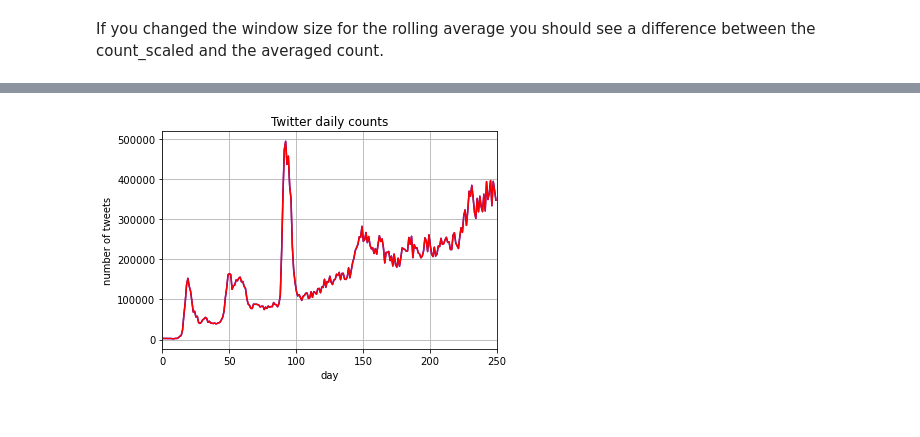
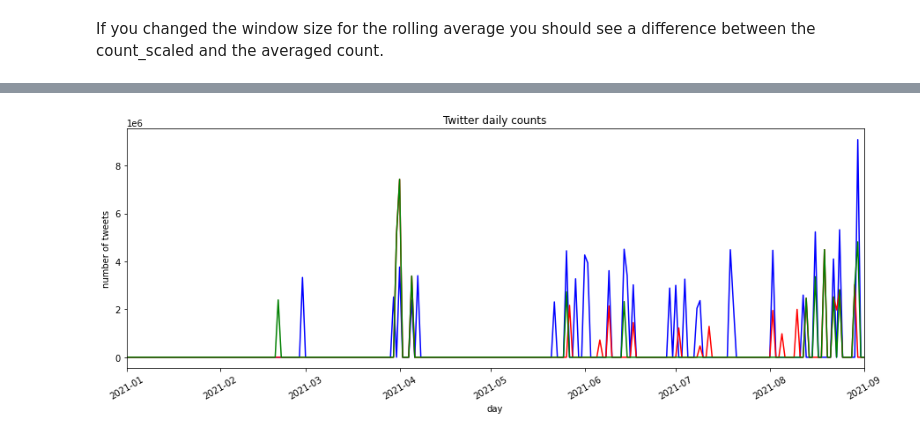
Before and after one commit to DjaziaLadjal/DS_example1, a Jupyter notebook: index.ipynb, the cells around one changed output, grey strips where cells are left out. Cells and saved outputs as stored; diff of their text form; code cells hidden in the pictures.

```diff
--- a/index.ipynb
+++ b/index.ipynb
@@ -102,0 +200,4 @@ If you changed the window size for the rolling average you should see a differen
+# %%
+twitter_counts['worldwide_baseline'] = regression1.predict(twitter_counts[['day_ordinal']])
+twitter_counts['USA_baseline'] = regression2.predict(twitter_counts[['day_ordinal']])
+twitter_counts['UK_baseline'] = regression3.predict(twitter_counts[['day_ordinal']])
@@ -102,0 +231,4 @@ If you changed the window size for the rolling average you should see a differen
+# %%
+twitter_counts['worldwide_residuals']=twitter_counts['worldwide_scaled']-twitter_counts['worldwide_baseline']
+twitter_counts['USA_residuals']=twitter_counts['USA_scaled']-twitter_counts['USA_baseline']
+twitter_counts['UK_residuals']=twitter_counts['UK_scaled']-twitter_counts['UK_baseline']
@@ -102,0 +265,9 @@ If you changed the window size for the rolling average you should see a differen
+# %%
+rms_worldwide=np.sqrt(np.mean(twitter_counts[(twitter_counts['day'] > dt.datetime(2021, 4,9 )) &\
+                     (twitter_counts['day'] <= dt.datetime(2021, 5, 15))]['worldwide_residuals']**2))
+
+rms_USA=np.sqrt(np.mean(twitter_counts[(twitter_counts['day'] > dt.datetime(2021, 4,9 )) &\
+                     (twitter_counts['day'] <= dt.datetime(2021, 5, 15))]['USA_residuals']**2))
+
+rms_UK=np.sqrt(np.mean(twitter_counts[(twitter_counts['day'] > dt.datetime(2021, 4,9 )) &\
+                     (twitter_counts['day'] <= dt.datetime(2021, 5, 15))]['UK_residuals']**2))
@@ -102,0 +301,8 @@ If you changed the window size for the rolling average you should see a differen
+# %%
+twitter_counts['USA_events']=twitter_counts['USA_residuals'].copy()
+twitter_counts['UK_events']=twitter_counts['worldwide_residuals'].copy()
+twitter_counts['worldwide_events']=twitter_counts['worldwide_residuals'].copy()
+
+twitter_counts.loc[twitter_counts['USA_residuals']/rms_USA < 3.,'USA_events']=0.
+twitter_counts.loc[twitter_counts['UK_residuals']/rms_UK < 3.,'UK_events']=0.
+twitter_counts.loc[twitter_counts['worldwide_residuals']/rms_worldwide < 3.,'worldwide_events']=0.
@@ -103,11 +333,16 @@ If you changed the window size for the rolling average you should see a differen
 # %%
-fig, ax = plt.subplots()
-ax.plot(twitter_counts['day'],twitter_counts['count_scaled'],color='blue')
-ax.plot(twitter_counts['day'],twitter_counts['rolling_average'],color='red')
+fig, ax = plt.subplots(1,1,figsize=(15,5))
+
+ax.plot(twitter_counts['day'],twitter_counts['USA_events'],color='blue')
+
+ax.plot(twitter_counts['day'],twitter_counts['UK_events'],color='red')
+
+ax.plot(twitter_counts['day'],twitter_counts['worldwide_events'],color='green')
 ax.set(xlabel='day', ylabel='number of tweets',
-       title='Twitter daily counts',xlim=[0,250])
+       title='Twitter daily counts',\
+          xlim=[dt.date(2021, 1,1 ), dt.date(2021, 9, 1)])
+ax.tick_params(axis='x', rotation=30)
 
-ax.grid()
 plt.show()
 # %% [output]
-[figure, old version]
+[figure, new version]
```
Also changed, not shown: parts of 39 cells of this notebook, 1 other file.
